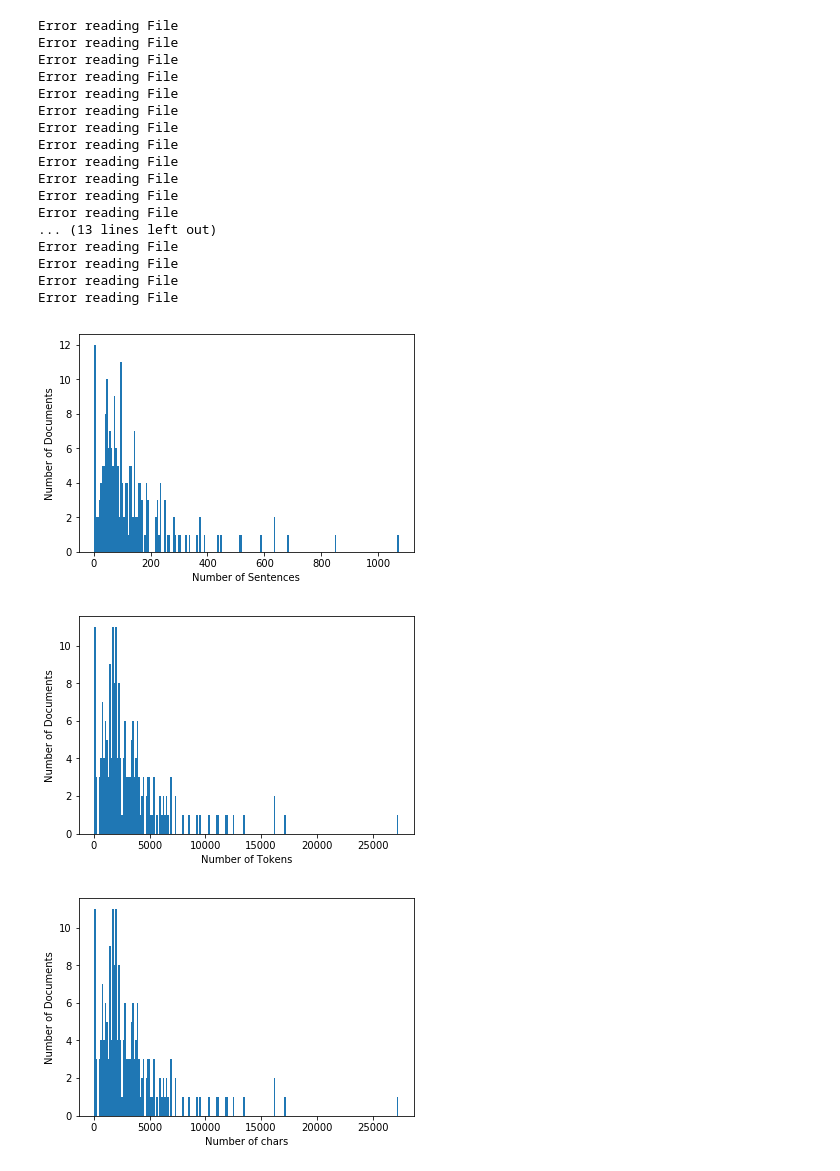
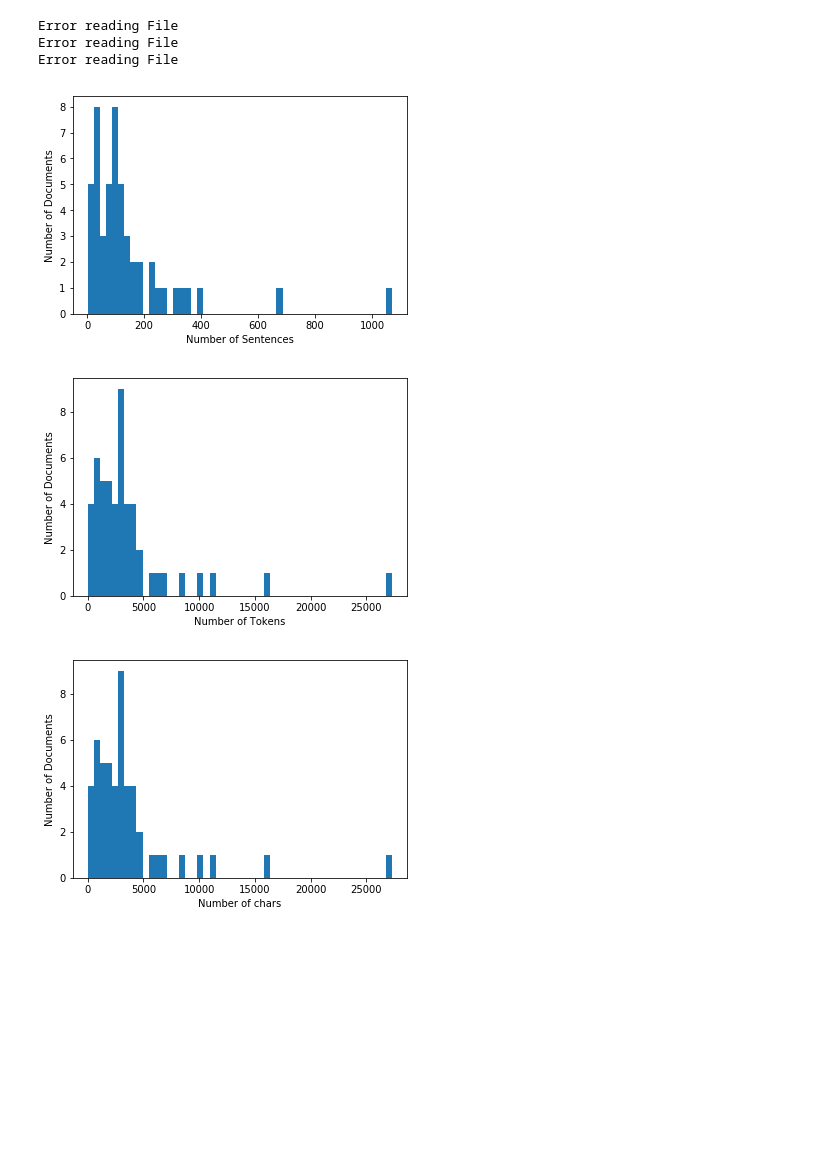
Before and after one commit to tobiaslue/RobotJudge, a Jupyter notebook: Assignment1.ipynb, the cells around one changed output. Saved outputs shown, nothing was run; the diff lists cells and outputs as text; code cells hidden in the pictures; blank space fills up the shorter version.

```diff
--- a/Assignment1.ipynb
+++ b/Assignment1.ipynb
@@ -27,7 +27,7 @@ from sklearn import metrics
 #Problem 1
 
 
-numdocs = 200 #nuber of documents to be processed
+numdocs = 50 #nuber of documents to be processed
 path = '/home/tobias/Documents/RobotJudge/cases/' #path to the case files
 
 
@@ -64,50 +64,36 @@ def getNumSents(doc):
 
 def getNumToks(doc):
     return len(list(doc))
 
 
 df  = pd.DataFrame({'caseid':ids,'text':cases, 'year':years})
 df['doc'] = df['text'].apply(runSpacy)
 
 df['numSen'] = df['doc'].apply(getNumSents)
 df['numTok'] = df['doc'].apply(getNumToks)
 df['numChars'] = df['doc'].str.len()
 
 plt.hist(df['numSen'], numdocs)
 plt.ylabel("Number of Documents")
 plt.xlabel("Number of Sentences")
 plt.show()
 
 plt.hist(df['numTok'], numdocs)
 plt.ylabel("Number of Documents")
 plt.xlabel("Number of Tokens")
 plt.show()
 
 plt.hist(df['numChars'], numdocs)
 plt.ylabel("Number of Documents")
 plt.xlabel("Number of chars")
 plt.show()
 # %% [output]
 Error reading File
 Error reading File
 Error reading File
-Error reading File
-Error reading File
-Error reading File
-Error reading File
-Error reading File
-Error reading File
-Error reading File
-Error reading File
-Error reading File
-... (13 lines left out)
-Error reading File
-Error reading File
-Error reading File
-Error reading File
-[figure, old version]
+[figure, new version]
-[figure, old version]
+[figure, new version]
-[figure, old version]
+[figure, new version]
 # %%
 #Problem 2
 
```
Also changed, not shown: parts of 25 cells of this notebook.
